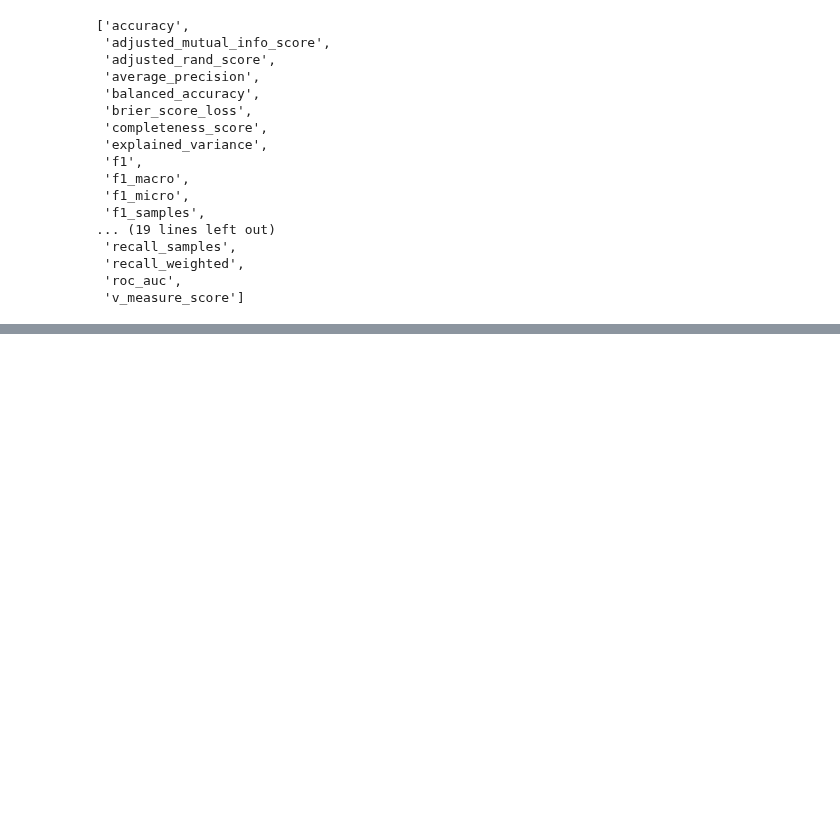
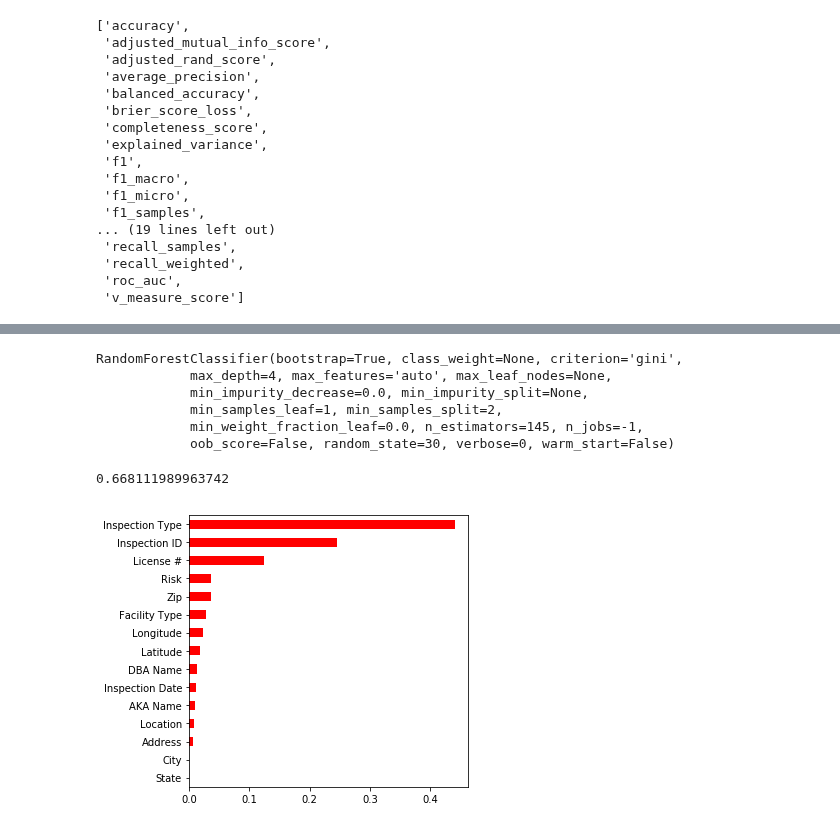
Before and after one commit to LambdaSchool/DS-Unit-2-Sprint-4-Practicing-Understanding, a Jupyter notebook: DS_Unit_2_Sprint_Challenge_4_Practicing_Understanding.ipynb, the cells around one changed output, grey strips where cells are left out. Drawn from its saved outputs; the diff is of its cells as text; code cells hidden in the pictures; blank space fills up the shorter version.

```diff
--- a/DS_Unit_2_Sprint_Challenge_4_Practicing_Understanding.ipynb
+++ b/DS_Unit_2_Sprint_Challenge_4_Practicing_Understanding.ipynb
@@ -294,0 +402,29 @@ Part 4
+# %%
+search.best_estimator_
+# %% [output]
+RandomForestClassifier(bootstrap=True, class_weight=None, criterion='gini',
+            max_depth=4, max_features='auto', max_leaf_nodes=None,
+            min_impurity_decrease=0.0, min_impurity_split=None,
+            min_samples_leaf=1, min_samples_split=2,
+            min_weight_fraction_leaf=0.0, n_estimators=145, n_jobs=-1,
+            oob_score=False, random_state=30, verbose=0, warm_start=False)
+# %%
+search.best_score_
+# %% [output]
+0.668111989963742
+# %%
+# Feature Importances
+
+import matplotlib.pyplot as plt
+
+n = len(X_train_encoded.columns)
+figsize = (5,5)
+
+best = search.best_estimator_
+
+importances = pd.Series(best.feature_importances_, X_train_encoded.columns)
+top_n = importances.sort_values()[-n:]
+plt.figure(figsize=figsize)
+top_n.plot.barh(color='red');
+# %% [output]
+[figure, added]
```
Also changed, not shown: parts of 17 cells of this notebook.
